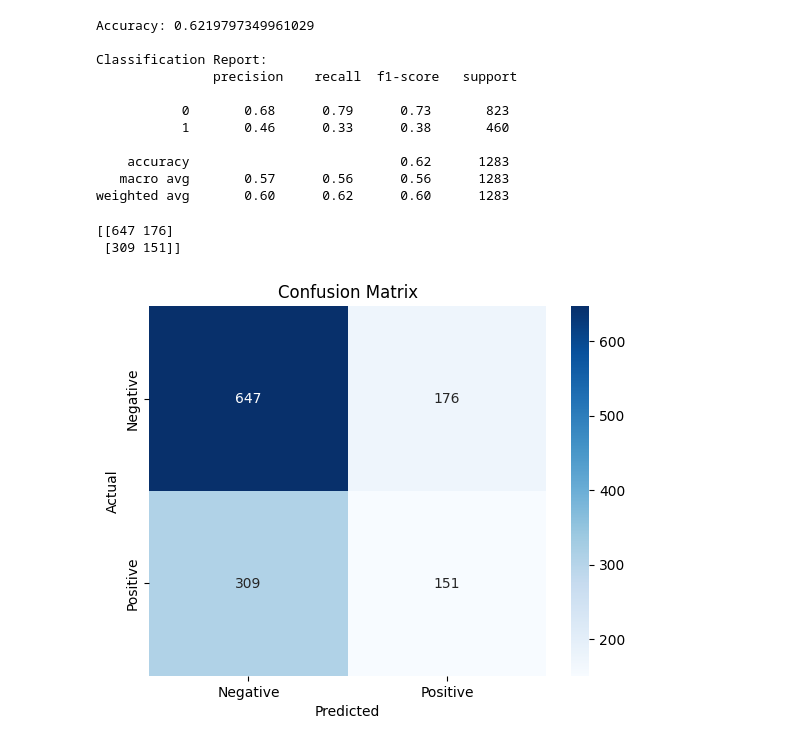
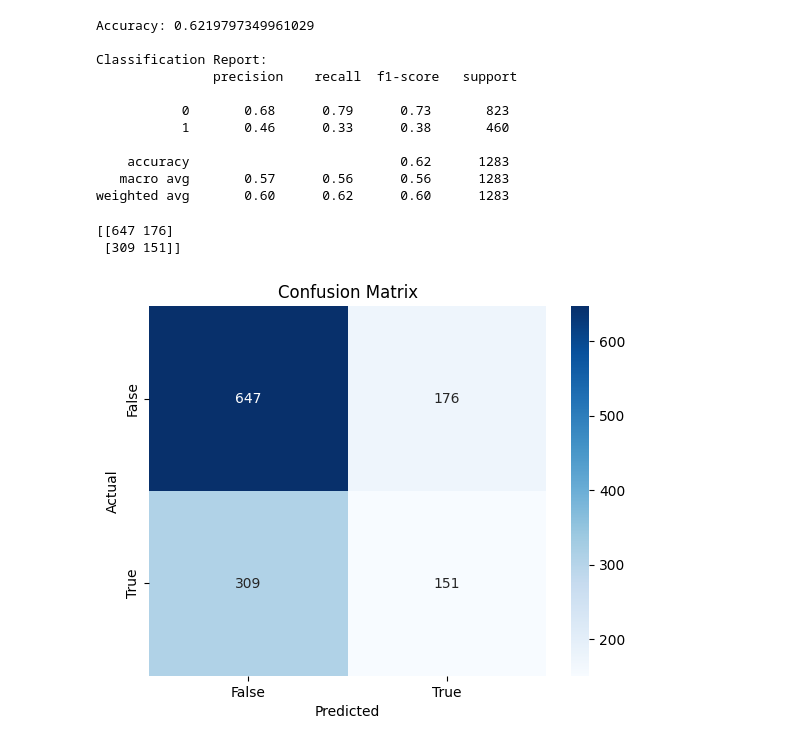
Before and after one commit to atreyat12/NLP_BERT-Fake_News_Detector, a Jupyter notebook: 2bin_logistc.ipynb, the cells around one changed output. Drawn from its saved outputs; the diff is of its cells as text; code cells hidden in the pictures.

```diff
--- a/simple_model.ipynb
+++ b/2bin_logistc.ipynb
@@ -10,6 +11,7 @@ import seaborn as sns
 # %% [markdown]
 ### load data
 # %%
+start_time = time.time()
 # Load the data
 train_data=pd.read_csv("train.tsv",delimiter="\t", header=None)
 
@@ -132,12 +134,19 @@ weighted avg       0.60      0.62      0.60      1283
 # %%
 conf_matrix = confusion_matrix(y_test, y_pred)
 print(conf_matrix)
-sns.heatmap(conf_matrix, annot=True, fmt='d', cmap='Blues', xticklabels=['Negative', 'Positive'], yticklabels=['Negative', 'Positive'])
+sns.heatmap(conf_matrix, annot=True, fmt='d', cmap='Blues', xticklabels=['False', 'True'], yticklabels=['False', 'True'])
 plt.xlabel('Predicted')
 plt.ylabel('Actual')
 plt.title('Confusion Matrix')
 plt.show()
+
+# End the timer
+end_time = time.time()
+
+# Calculate and print the elapsed time
+elapsed_time = end_time - start_time
+print(f"Elapsed time: {elapsed_time} seconds")
 # %% [output]
 [[647 176]
  [309 151]]
-[figure, old version]
+[figure, new version]
```
Also changed, not shown: parts of 2 cells of this notebook, 2 other files.
